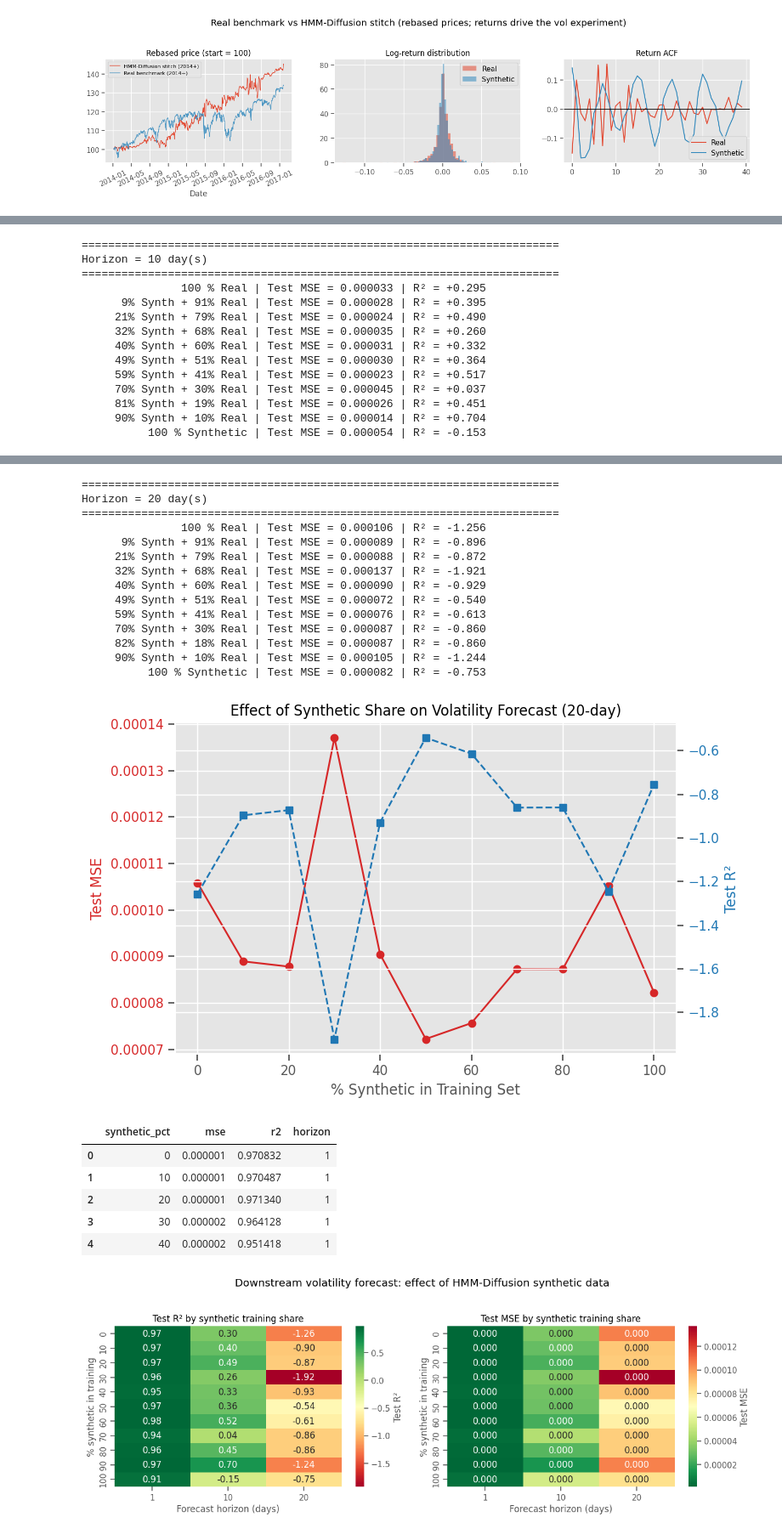
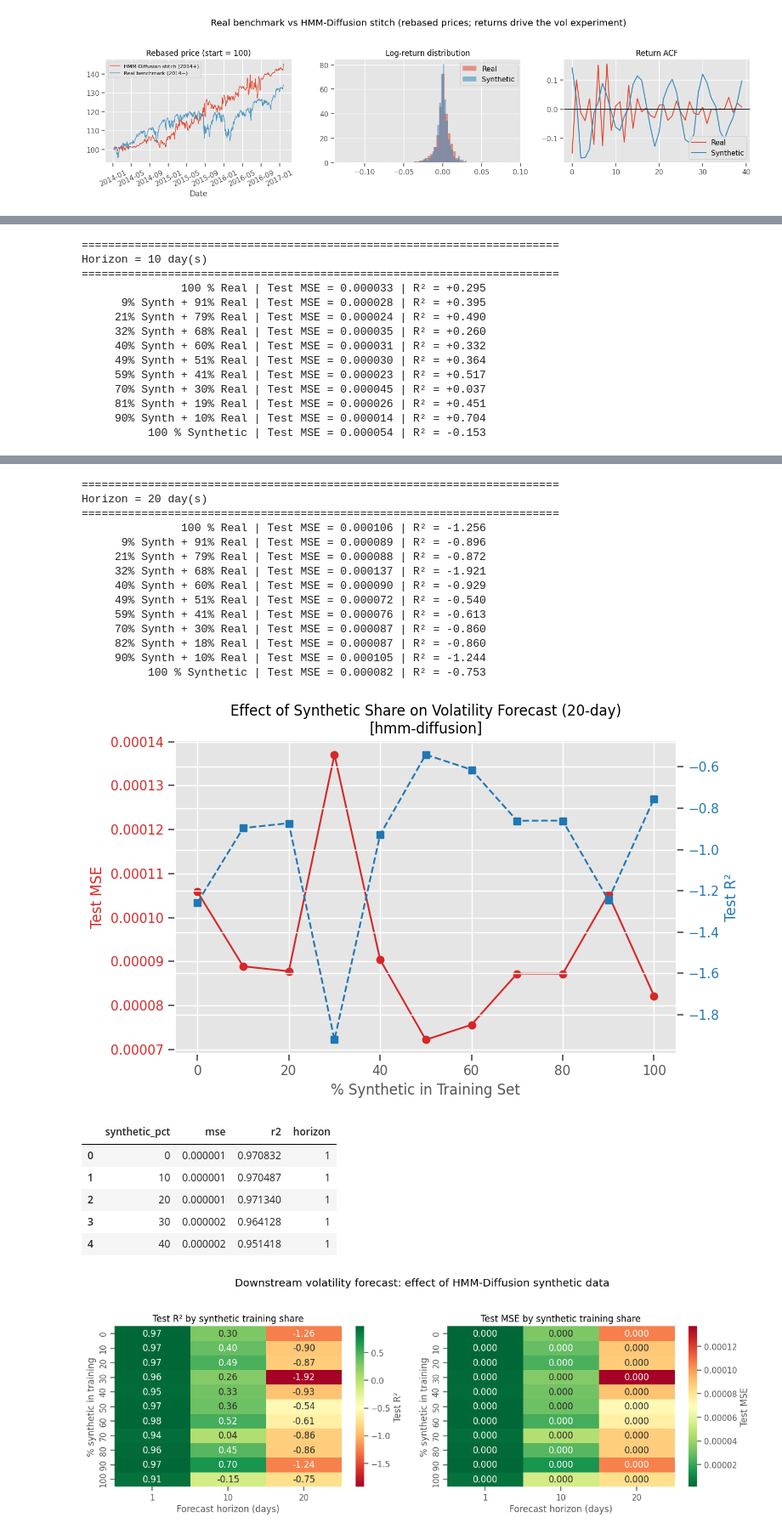
Before and after one commit to ruyay111/Synthetic-Data-Augmentation, a Jupyter notebook: Downstream-Volatility.ipynb, the cells around one changed output, grey strips where cells are left out. Shown at 85% size. Drawn from its saved outputs; the diff is of its cells as text; code cells hidden in the pictures.

```diff
--- a/Downstream-Volatility.ipynb
+++ b/Downstream-Volatility.ipynb
@@ -364,6 +445,7 @@ for horizon in HORIZONS:
         mix_grid=MIX_GRID,
         random_state=RANDOM_STATE,
         plot_summary=True,
+        synth_source="hmm-diffusion",
     )
     metrics_df["horizon"] = horizon
     metrics_by_horizon[horizon] = metrics_df
@@ -404,18 +486,18 @@ Horizon = 10 day(s)
 ========================================================================
 Horizon = 20 day(s)
 ========================================================================
                100 % Real | Test MSE = 0.000106 | R² = -1.256
       9% Synth + 91% Real | Test MSE = 0.000089 | R² = -0.896
      21% Synth + 79% Real | Test MSE = 0.000088 | R² = -0.872
      32% Synth + 68% Real | Test MSE = 0.000137 | R² = -1.921
      40% Synth + 60% Real | Test MSE = 0.000090 | R² = -0.929
      49% Synth + 51% Real | Test MSE = 0.000072 | R² = -0.540
      59% Synth + 41% Real | Test MSE = 0.000076 | R² = -0.613
      70% Synth + 30% Real | Test MSE = 0.000087 | R² = -0.860
      82% Synth + 18% Real | Test MSE = 0.000087 | R² = -0.860
      90% Synth + 10% Real | Test MSE = 0.000105 | R² = -1.244
           100 % Synthetic | Test MSE = 0.000082 | R² = -0.753
-[figure, old version]
+[figure, new version]
 |  | synthetic_pct | mse | r2 | horizon |
 | 0 | 0 | 0.000001 | 0.970832 | 1 |
 | 1 | 10 | 0.000001 | 0.970487 | 1 |
```
Also changed, not shown: parts of 8 cells of this notebook, 21 other files.
